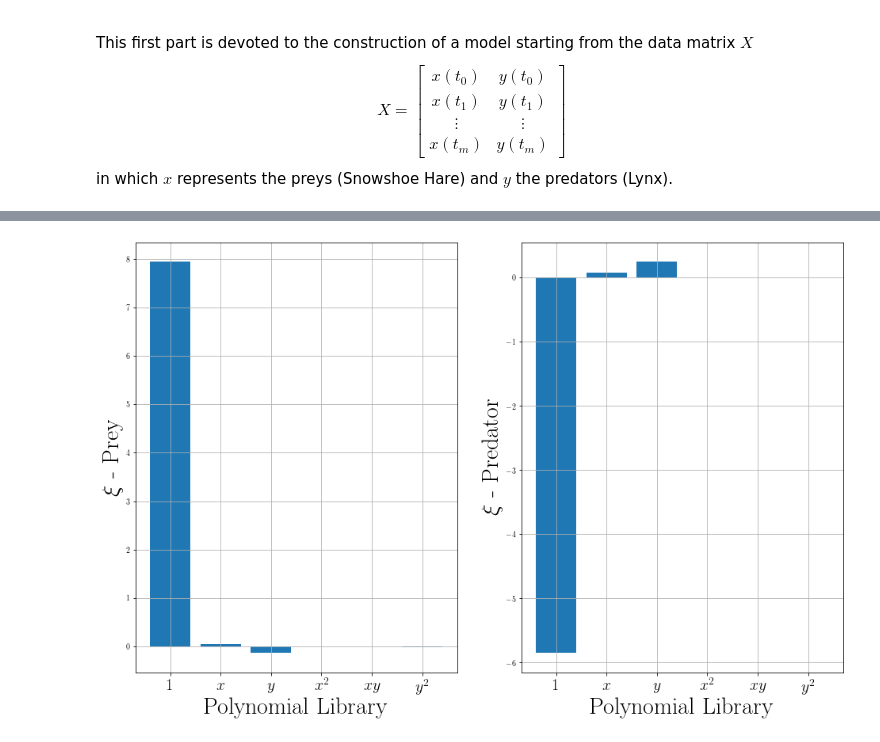
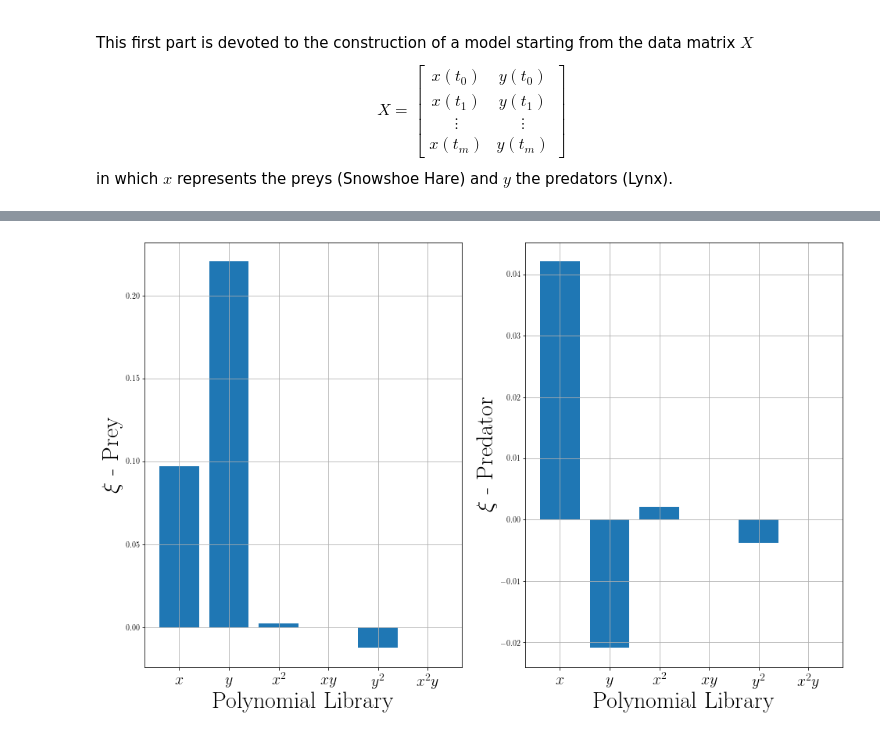
Before and after one commit to Steriva/MfM_Assignment, a Jupyter notebook: exe01d_pySINDy.ipynb, the cells around one changed output, grey strips where cells are left out. Cells and saved outputs as stored; diff of their text form; code cells hidden in the pictures.

```diff
--- a/exe01d_pySINDy.ipynb
+++ b/exe01d_pySINDy.ipynb
@@ -94,7 +94,7 @@ model = ps.SINDy(
     optimizer = STLSQ_optimizer,
     feature_names = feature_names,
     differentiation_method = ps.FiniteDifference(),
-    feature_library = polyLibrary
+    feature_library = custom_library
 )
 
 # Fit pySINDy model
@@ -144,28 +144,32 @@ files.download('SINDy_vs_data.pdf')
 # %%
 fig2 = plt.figure()
 plt.subplot(1,2,1)
 plt.bar(np.linspace(0,5,6), mean_ensemble[0,:])
-my_xticks = ['1','$x$','$y$','$x^2$','$xy$','$y^2$']
+
+# Poly Ticks
+# my_xticks = ['1','$x$','$y$','$x^2$','$xy$','$y^2$']
+# Custom Ticks
+my_xticks = ['$x$','$y$','$x^2$','$xy$','$y^2$', '$x^2y$']
 plt.xticks(np.linspace(0,5,6), my_xticks, fontsize=20)
 
 plt.xlabel("Polynomial Library",fontsize=30)
 plt.ylabel('$\\xi$ - Prey',fontsize=30)
 plt.grid(which='major',linestyle='-')
 plt.grid(which='minor',linestyle='--')
 
 plt.subplot(1,2,2)
 plt.bar(np.linspace(0,5,6), mean_ensemble[1,:])
 plt.xticks(np.linspace(0,5,6), my_xticks, fontsize=20)
 
 plt.xlabel("Polynomial Library",fontsize=30)
 plt.ylabel('$\\xi$ - Predator',fontsize=30)
 plt.grid(which='major',linestyle='-')
 plt.grid(which='minor',linestyle='--')
 
 fig2.savefig('SINDy_xi.pdf', format='pdf', dpi=600, bbox_inches='tight')
 
 files.download('SINDy_xi.pdf')
 # %% [output]
 [interactive output not drawn]
 [interactive output not drawn]
-[figure, old version]
+[figure, new version]
```
Also changed, not shown: parts of 2 cells of this notebook.
